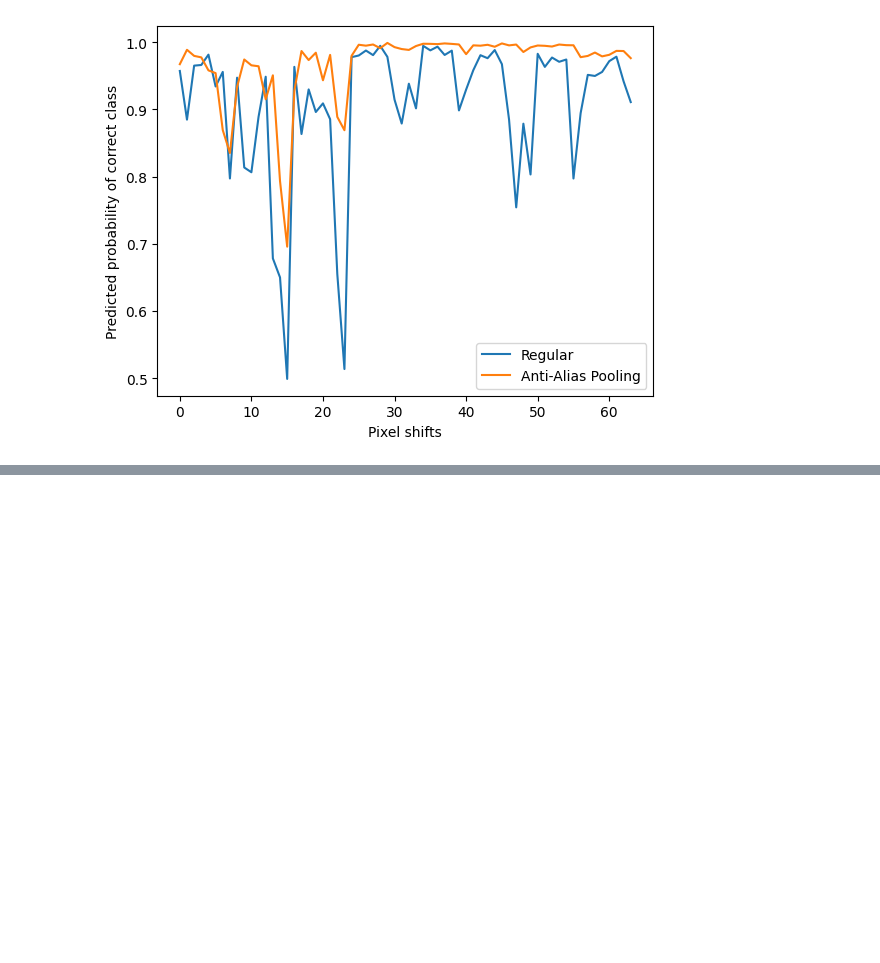
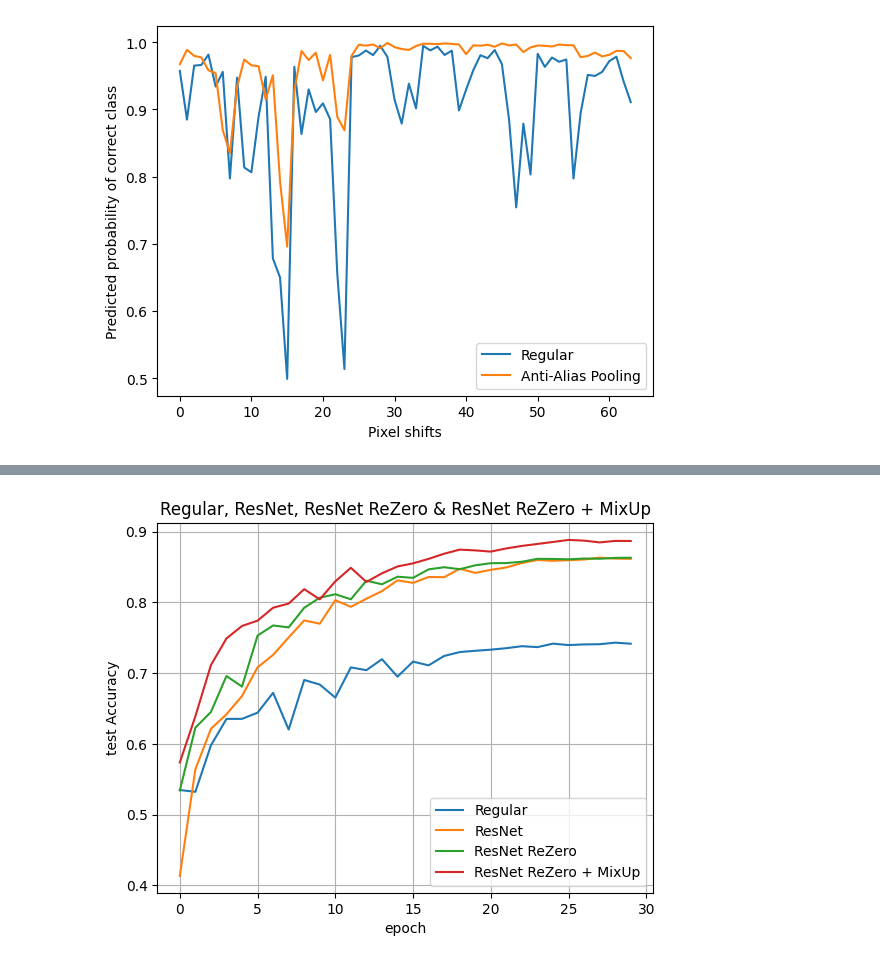
Before and after one commit to joakor89/Inside_Deep_Learning, a Jupyter notebook: chap_14/ABB.ipynb, the cells around one changed output, grey strips where cells are left out. Saved outputs shown, nothing was run; the diff lists cells and outputs as text; code cells hidden in the pictures; blank space fills up the shorter version.

```diff
--- a/chap_14/ABB.ipynb
+++ b/chap_14/ABB.ipynb
@@ -394,3 +565,39 @@ ax.set(xlabel='Pixel shifts', ylabel='Predicted probability of correct class')
+# %%
+
+train_loader_mixup = torch.utils.data.DataLoader(trainset,
+batch_size=B,
+num_workers=2,
+shuffle=True,
+collate_fn=MixupCollator())
+
+resnetReZero_cifar10.apply(weight_reset)
+
+optimizer = torch.optim.AdamW(resnetReZero_cifar10.parameters())
+scheduler = torch.optim.lr_scheduler.CosineAnnealingLR(optimizer, epochs)
+# %%
+resnetReZero_mixup_results = train_network(resnetReZero_cifar10,
+MixupLoss(loss),
+train_loader_mixup,
+epochs=epochs,
+device=device,
+test_loader=test_loader,
+optimizer=optimizer,
+lr_schedule=scheduler,
+score_funcs={'Accuracy': accuracy_score})
+# %%
+sns.lineplot(x='epoch', y='test Accuracy', data=normal_results, label='Regular')
+
+sns.lineplot(x='epoch', y='test Accuracy', data=resnet_results, label='ResNet')
+
+sns.lineplot(x='epoch', y='test Accuracy', data=resnetReZero_results, label='ResNet ReZero')
+
+sns.lineplot(x='epoch', y='test Accuracy', data=resnetReZero_mixup_results, label='ResNet ReZero + MixUp')
+
+plt.title('Regular, ResNet, ResNet ReZero & ResNet ReZero + MixUp')
+plt.grid(True)
+plt.show()
+# %% [output]
+[figure, added]
 # %% [markdown]
 <a style='text-decoration:none;line-height:16px;display:flex;color:#5B5B62;padding:10px;justify-content:end;' href='https://deepnote.com?utm_source=created-in-deepnote-cell&projectId=6961dd78-5446-4d7d-824a-0529bbdeb3dc' target="_blank">
 <img alt='Created in deepnote.com' style='display:inline;max-height:16px;margin:0px;margin-right:7.5px;' src='embedded-picture-1' > </img>
```
Also changed, not shown: parts of 15 cells of this notebook, 1 other file.
